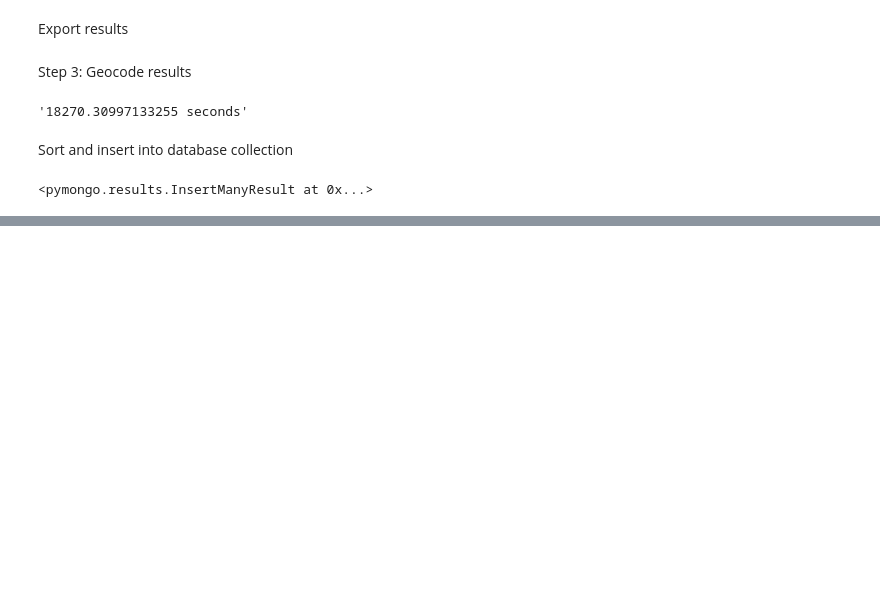
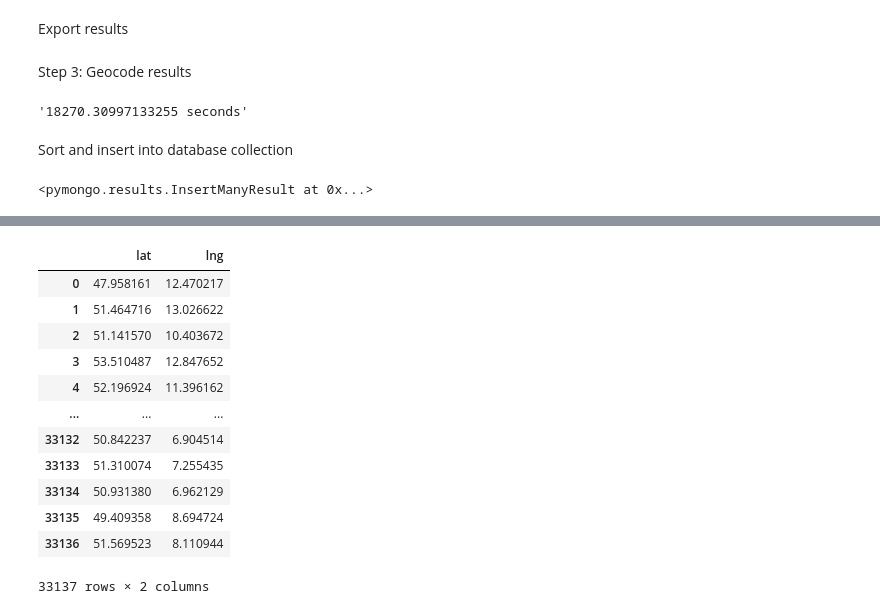
Before and after one commit to mayo-s/phonebookdiver, a Jupyter notebook: jupyter/phonebookdiver_notebook.ipynb, the cells around one changed output, grey strips where cells are left out. Drawn from its saved outputs; the diff is of its cells as text; code cells hidden in the pictures; blank space fills up the shorter version.

```diff
--- a/jupyter/phonebookdiver_notebook.ipynb
+++ b/jupyter/phonebookdiver_notebook.ipynb
@@ -645,0 +678,16 @@ db['zips_cities'].insert_many(data.to_dict('records'))
+# %%
+coords_df
+# %% [output]
+|  | lat | lng |
+| 0 | 47.958161 | 12.470217 |
+| 1 | 51.464716 | 13.026622 |
+| 2 | 51.141570 | 10.403672 |
+| 3 | 53.510487 | 12.847652 |
+| 4 | 52.196924 | 11.396162 |
+| ... | ... | ... |
+| 33132 | 50.842237 | 6.904514 |
+| 33133 | 51.310074 | 7.255435 |
+| 33134 | 50.931380 | 6.962129 |
+| 33135 | 49.409358 | 8.694724 |
+| 33136 | 51.569523 | 8.110944 |
+33137 rows × 2 columns
```
Also changed, not shown: parts of 19 cells of this notebook.
